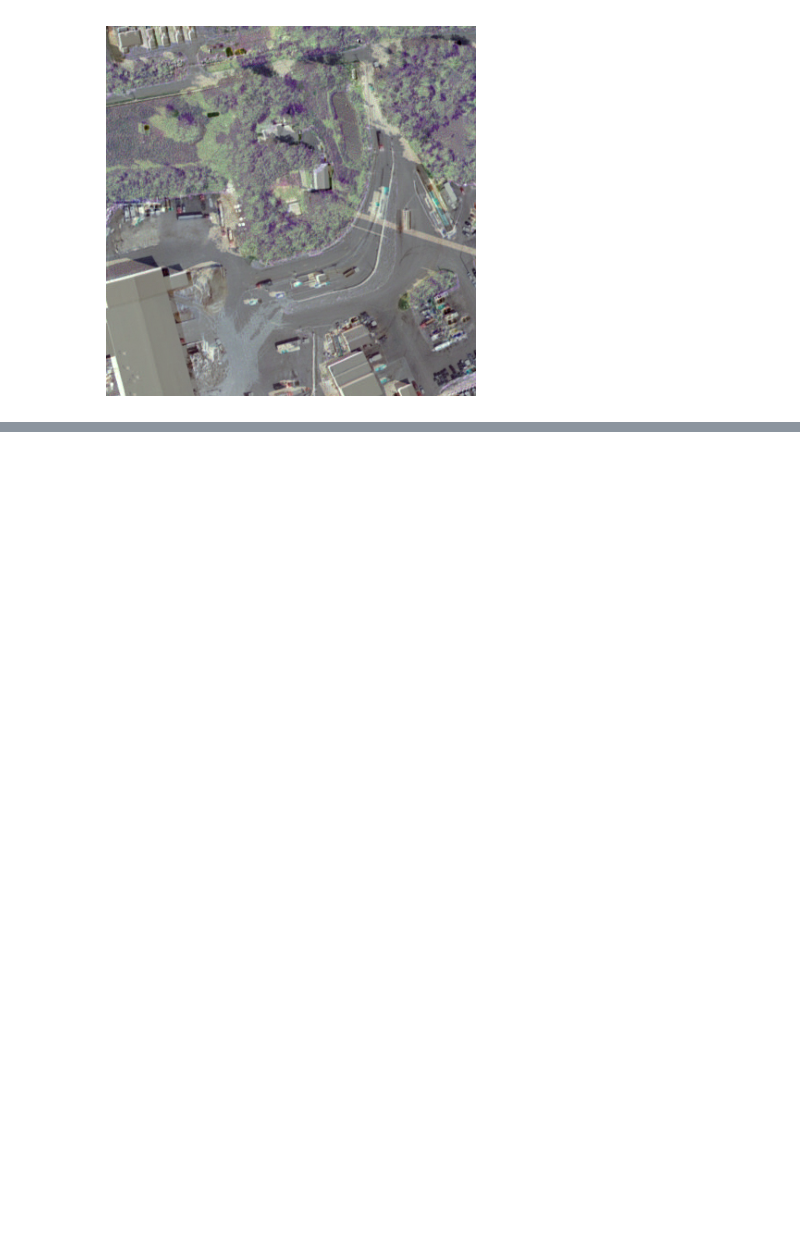
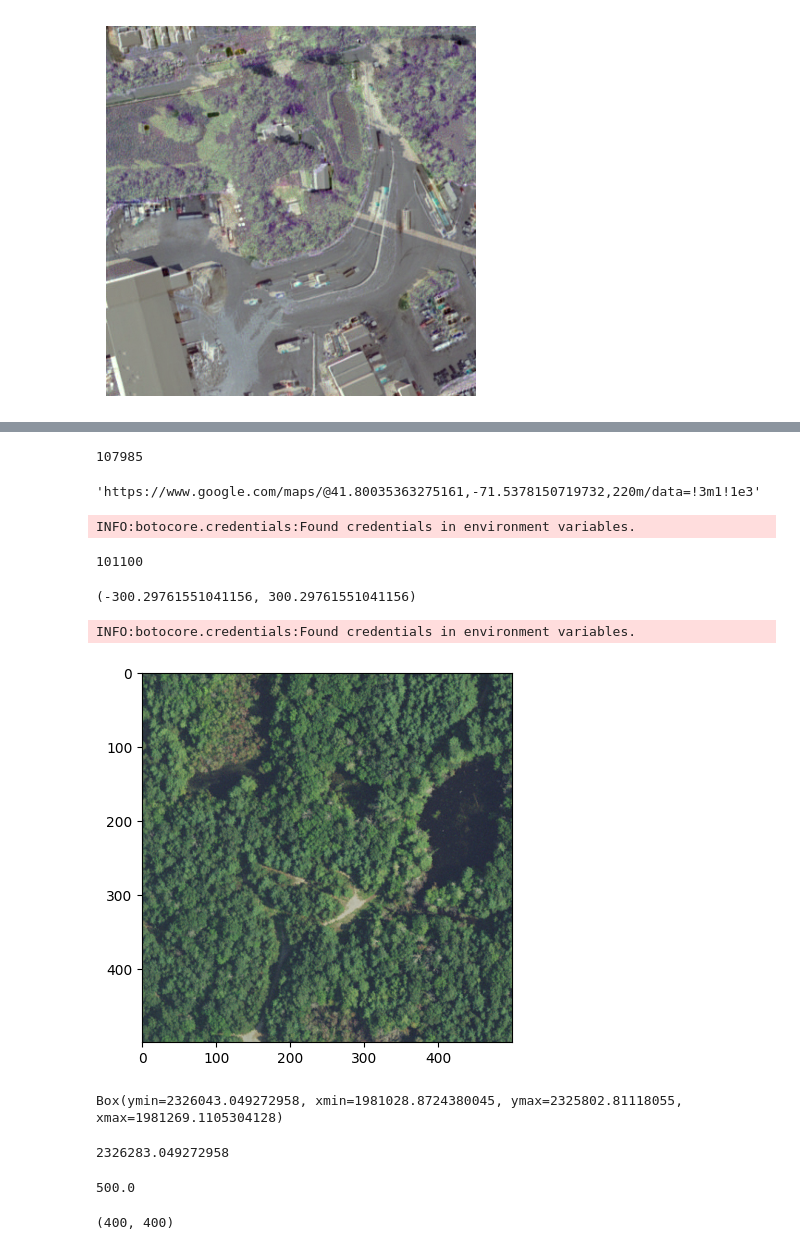
Before and after one commit to AdeelH/raster-vision, a Jupyter notebook: docs/usage/tutorials/queryable-earth/naip_cd.ipynb, the cells around one changed output, grey strips where cells are left out. Cells and saved outputs as stored; diff of their text form; code cells hidden in the pictures; blank space fills up the shorter version.

```diff
--- a/docs/usage/tutorials/queryable-earth/naip_cd.ipynb
+++ b/docs/usage/tutorials/queryable-earth/naip_cd.ipynb
@@ -364,0 +402,5 @@ plt.show()
+# %%
+ws = rs_new.extent.get_windows(400, 400, padding=0)
+len(ws)
+# %% [output]
+107985
@@ -364,0 +412,8 @@ plt.show()
+# %%
+loc_to_gmaps_url(w.to_shapely().centroid)
+# %% [output]
+'https://www.google.com/maps/@41.80035363275161,-71.5378150719732,220m/data=!3m1!1e3'
+# %%
+rs_new._crs_transformer = RasterioCRSTransformer.from_uri('mosaic_reproj_new.vrt', map_crs='epsg:5070')
+# %% [output]
+INFO:botocore.credentials:Found credentials in environment variables.
@@ -364,0 +422,34 @@ plt.show()
+# %%
+ws = rs_new.bbox.get_windows(500, 500, padding=0)
+len(ws)
+# %% [output]
+101100
+# %%
+i = np.random.randint(len(ws))
+rs_new.crs_transformer.pixel_to_map(ws[i]).size
+# %% [output]
+(-300.29761551041156, 300.29761551041156)
+# %%
+plt.imshow(rs_new[ws[i]])
+plt.show()
+# %% [output]
+INFO:botocore.credentials:Found credentials in environment variables.
+[figure, added]
+# %%
+rs_new.crs_transformer.pixel_to_map(ws[i])
+# %% [output]
+Box(ymin=2326043.049272958, xmin=1981028.8724380045, ymax=2325802.81118055, xmax=1981269.1105304128)
+# %%
+2326043.049272958 +240
+# %% [output]
+2326283.049272958
+# %%
+(400/240)*300
+# %% [output]
+500.0
+# %%
+rs_new.crs_transformer.map_to_pixel(
+    Box(ymin=2326043.049272958, xmin=1981028.8724380045, ymax=(2326043.049272958+240), xmax=(1981028.8724380045+240))
+).normalize().size
+# %% [output]
+(400, 400)
```
Also changed, not shown: parts of 41 cells of this notebook, 2 other files.
